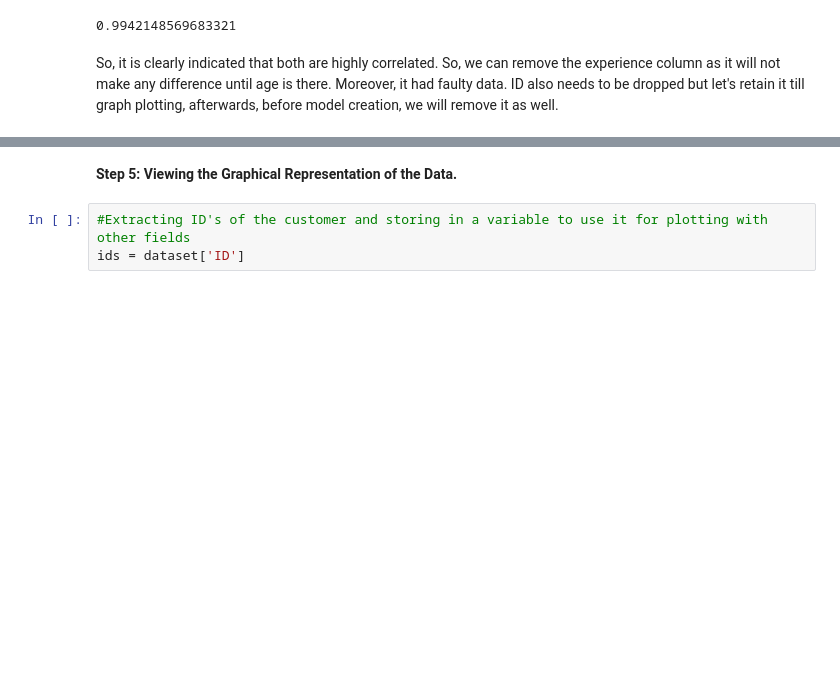
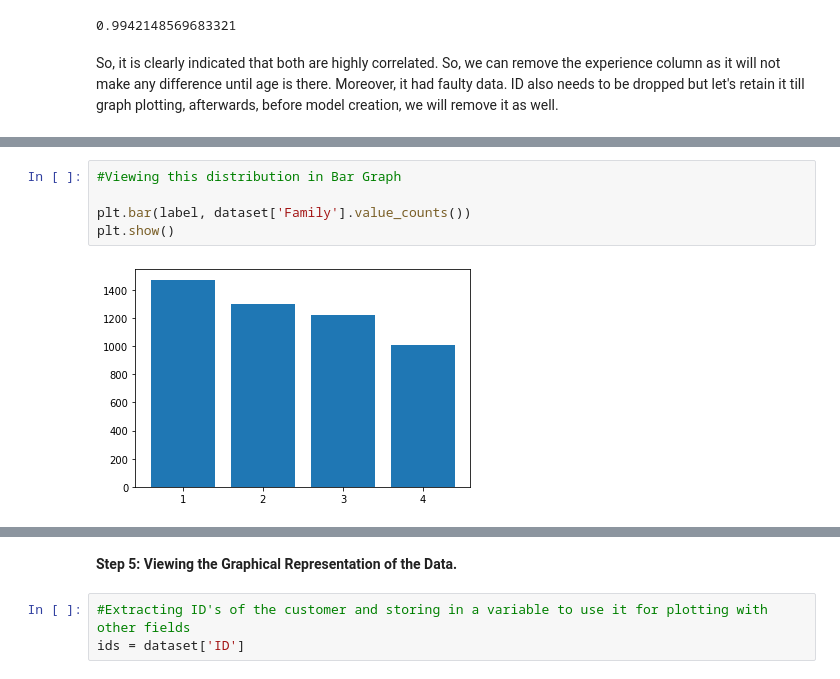
Before and after one commit to Saurabh-Datta/Internship_Project, a Jupyter notebook: Internship_Project.ipynb, the cells around one changed output, grey strips where cells are left out. Saved outputs shown, nothing was run; the diff lists cells and outputs as text; blank space fills up the shorter version.

```diff
--- a/Internship_Project.ipynb
+++ b/Internship_Project.ipynb
@@ -128,0 +196,7 @@ dataset.drop(['Experience'], axis = 1)
+# %%
+#Viewing this distribution in Bar Graph
+
+plt.bar(label, dataset['Family'].value_counts())
+plt.show()
+# %% [output]
+[figure, added]
```
Also changed, not shown: parts of 139 cells of this notebook.
